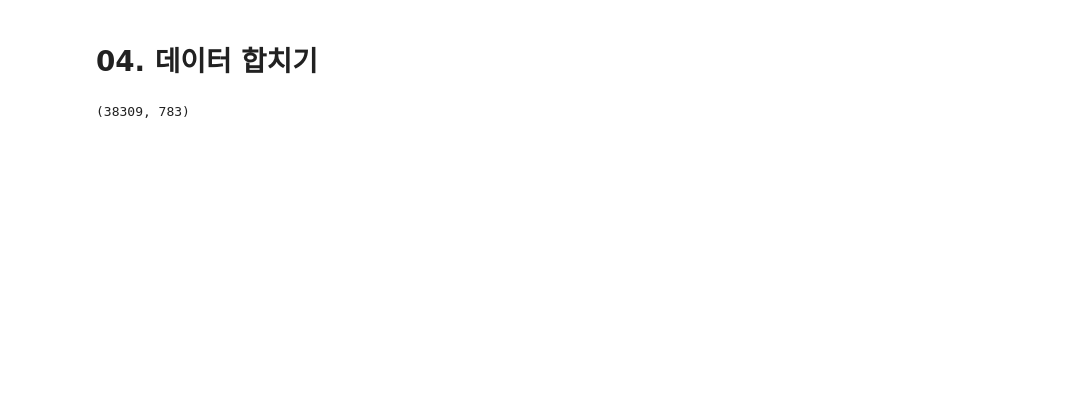
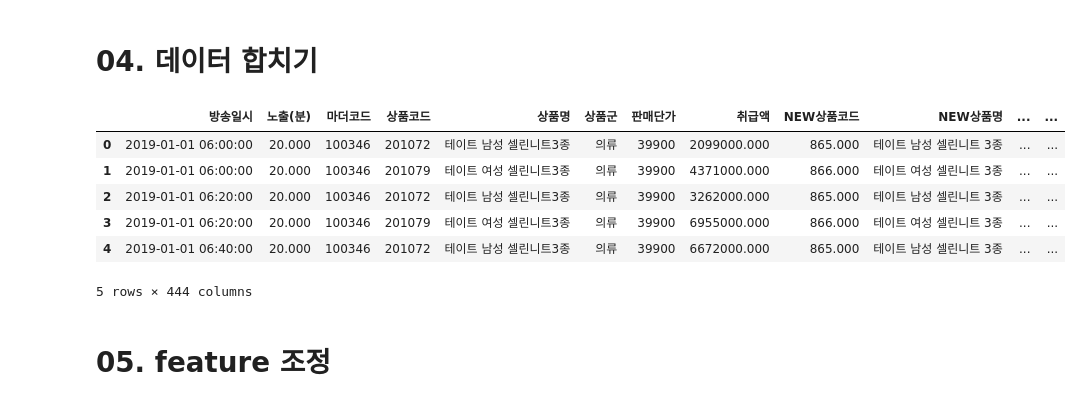
Before and after one commit to cryingjin/Shopping_GG, a Jupyter notebook: 2. FE/0830_FE2_JS.ipynb, the cells around one changed output. Cells and saved outputs as stored; diff of their text form; code cells hidden in the pictures; blank space fills up the shorter version.

```diff
--- a/2. FE/0830_FE2_JS.ipynb
+++ b/2. FE/0830_FE2_JS.ipynb
@@ -70,17 +65,20 @@ df_wth['시간'] = df_wth['날짜'].dt.hour.apply(lambda x : 24 if x == 0 else x
 # %%
 data['방송일'] = data['방송일시'].dt.day
 # %%
-data = data.merge(df_wth, left_on = ['방송월', '방송일', '방송시간(시간)'], right_on = ['월', '일', '시간'], how ='left')
+data = data.merge(df_wth, left_on = ['방송월', '방송일', '방송시간(시간)'], right_on = ['월', '일', '시간'], how ='left').drop(['월', '일', '시간'], axis = 1)
-# %%
-data.shape
-# %% [output]
-(38309, 783)
-# %%
-df_dust['날짜'] = pd.to_datetime(df_dust['날짜'])
-# %%
-df_dust['월'] = df_dust['날짜'].dt.month
-df_dust['일'] = df_dust['날짜'].dt.day
-df_dust['시간'] = df_dust['날짜'].dt.hour.apply(lambda x : 24 if x == 0 else x)
 # %%
-data = data.merge(df_dust, left_on = ['월', '일', '시간'], right_on = ['월', '일', '시간'], how ='left')
+data = data.merge(df_dust, left_on = ['방송월', '방송일', '방송시간(시간)'], right_on = ['월', '일', '시간'], how ='left').drop(['월', '일', '시간'], axis = 1)
+# %%
+# 444개로 늘어난 featurea
+data.head()
+# %% [output]
+|  | 방송일시 | 노출(분) | 마더코드 | 상품코드 | 상품명 | 상품군 | 판매단가 | 취급액 | NEW상품코드 | NEW상품명 | ... | ... |
+| 0 | 2019-01-01 06:00:00 | 20.000 | 100346 | 201072 | 테이트 남성 셀린니트3종 | 의류 | 39900 | 2099000.000 | 865.000 | 테이트 남성 셀린니트 3종 | ... | ... |
+| 1 | 2019-01-01 06:00:00 | 20.000 | 100346 | 201079 | 테이트 여성 셀린니트3종 | 의류 | 39900 | 4371000.000 | 866.000 | 테이트 여성 셀린니트 3종 | ... | ... |
+| 2 | 2019-01-01 06:20:00 | 20.000 | 100346 | 201072 | 테이트 남성 셀린니트3종 | 의류 | 39900 | 3262000.000 | 865.000 | 테이트 남성 셀린니트 3종 | ... | ... |
+| 3 | 2019-01-01 06:20:00 | 20.000 | 100346 | 201079 | 테이트 여성 셀린니트3종 | 의류 | 39900 | 6955000.000 | 866.000 | 테이트 여성 셀린니트 3종 | ... | ... |
+| 4 | 2019-01-01 06:40:00 | 20.000 | 100346 | 201072 | 테이트 남성 셀린니트3종 | 의류 | 39900 | 6672000.000 | 865.000 | 테이트 남성 셀린니트 3종 | ... | ... |
+5 rows × 444 columns
+# %% [markdown]
+# 05. feature 조정
 # %%
```
Also changed, not shown: parts of 18 cells of this notebook, 10 other files.
